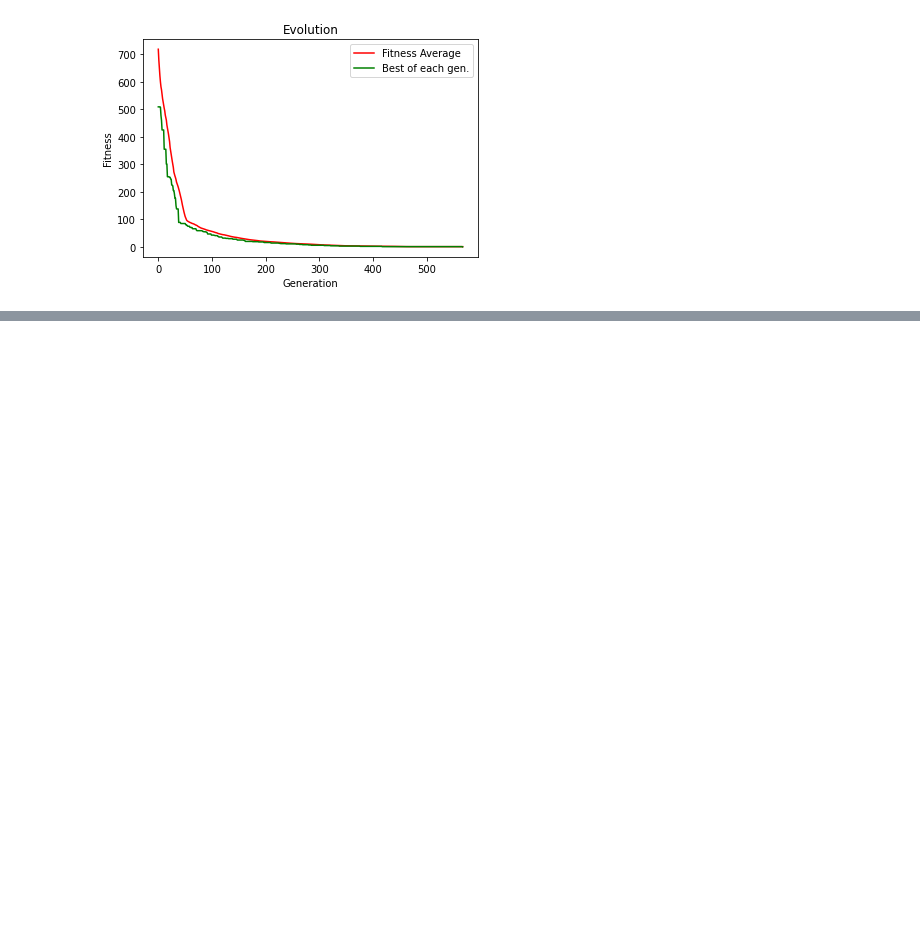
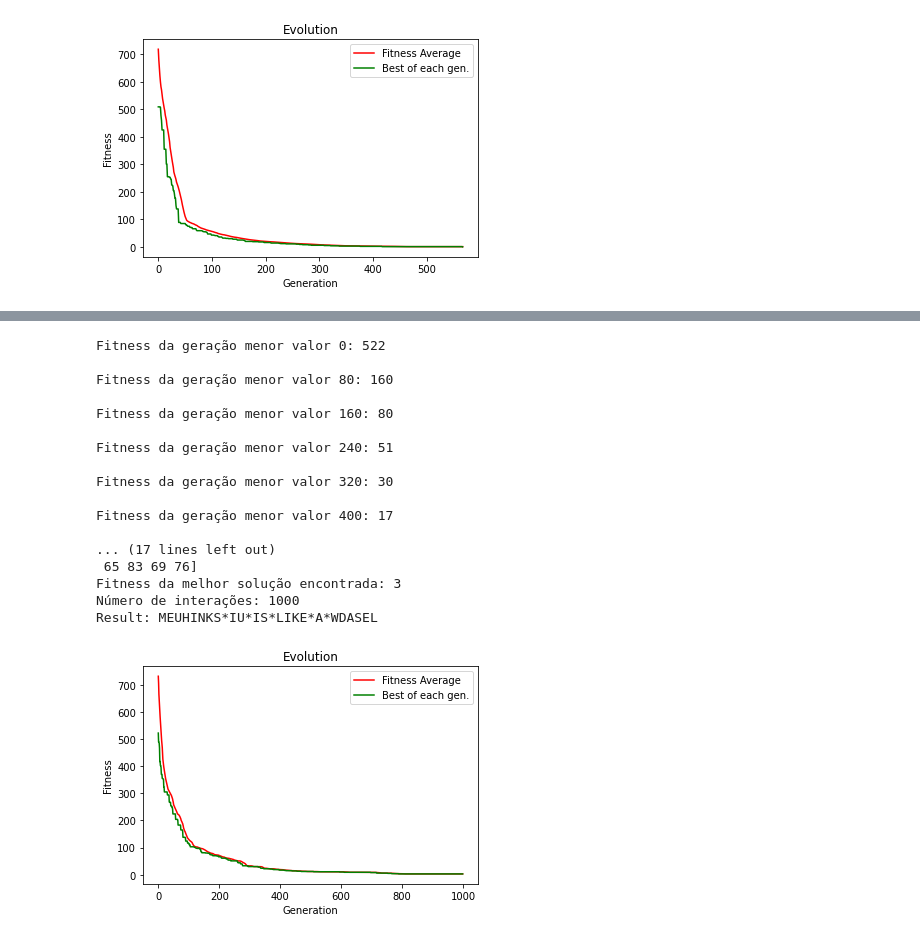
Before and after one commit to DanielPicarro/CompEvo, a Jupyter notebook: tp2/tp2_q1.ipynb, the cells around one changed output, grey strips where cells are left out. Saved outputs shown, nothing was run; the diff lists cells and outputs as text; code cells hidden in the pictures; blank space fills up the shorter version.

```diff
--- a/tp2/tp2_q1.ipynb
+++ b/tp2/tp2_q1.ipynb
@@ -269,0 +279,80 @@ plt.show()
+# %%
+cross_over_rate = 0.6
+mutation_rate = 0.02
+
+pop = generate_pop(200)
+pop = np.array(w2c_entire_pop(pop))
+
+sol = []
+n_iter = 0
+fitness_avg = []
+best_of_generation = []
+smallest_fitness = 1000
+
+while n_iter < n_inter_max and smallest_fitness > 0:
+
+    subset_parents = selection(pop, cut, k = k)
+    offspring = crossover(subset_parents, cross_over_rate)
+    offspring_new = mutation(offspring, mutation_rate)
+    pop = replacement(offspring_new, pop)
+    fitness_scores = []
+    last = fitness_nq(pop[0])
+
+    for p in pop:
+        v = fitness_nq(p)
+        fitness_scores.append(v)
+        if last < smallest_fitness:
+            smallest_fitness = last
+            sol = copy.copy(pop[0])
+
+
+    best_of_generation.append(smallest_fitness)
+
+    current_fitness_avg = sum(fitness_scores)/len(fitness_scores)
+    fitness_avg.append(current_fitness_avg)
+
+    if n_iter%80 == 0:
+        print (f"Fitness da geração menor valor {n_iter}: {last}\n")
+    n_iter += 1
+
+print (f"Fitness da geração menor valor {n_iter}: {last}\n")
+print(f"Melhor solução encontrada: {sol}")
+print(f"Fitness da melhor solução encontrada: {smallest_fitness}")
+
+print('Número de interações: {}'.format(n_iter))
+print(f"Result: {integer_to_word_vector(sol)}")
+
+# Plotting both the curves simultaneously
+X = range(n_iter)
+plt.plot(X, fitness_avg, color='r', label='Fitness Average')
+plt.plot(X, best_of_generation, color='g', label='Best of each gen.')
+
+# Naming the x-axis, y-axis and the whole graph
+plt.xlabel("Generation")
+plt.ylabel("Fitness")
+plt.title("Evolution")
+
+# Adding legend, which helps us recognize the curve according to it's color
+plt.legend()
+
+# To load the display window
+plt.show()
+# %% [output]
+Fitness da geração menor valor 0: 522
+
+Fitness da geração menor valor 80: 160
+
+Fitness da geração menor valor 160: 80
+
+Fitness da geração menor valor 240: 51
+
+Fitness da geração menor valor 320: 30
+
+Fitness da geração menor valor 400: 17
+
+... (17 lines left out)
+ 65 83 69 76]
+Fitness da melhor solução encontrada: 3
+Número de interações: 1000
+Result: MEUHINKS*IU*IS*LIKE*A*WDASEL
+[figure, added]
```
Also changed, not shown: parts of 3 cells of this notebook.
